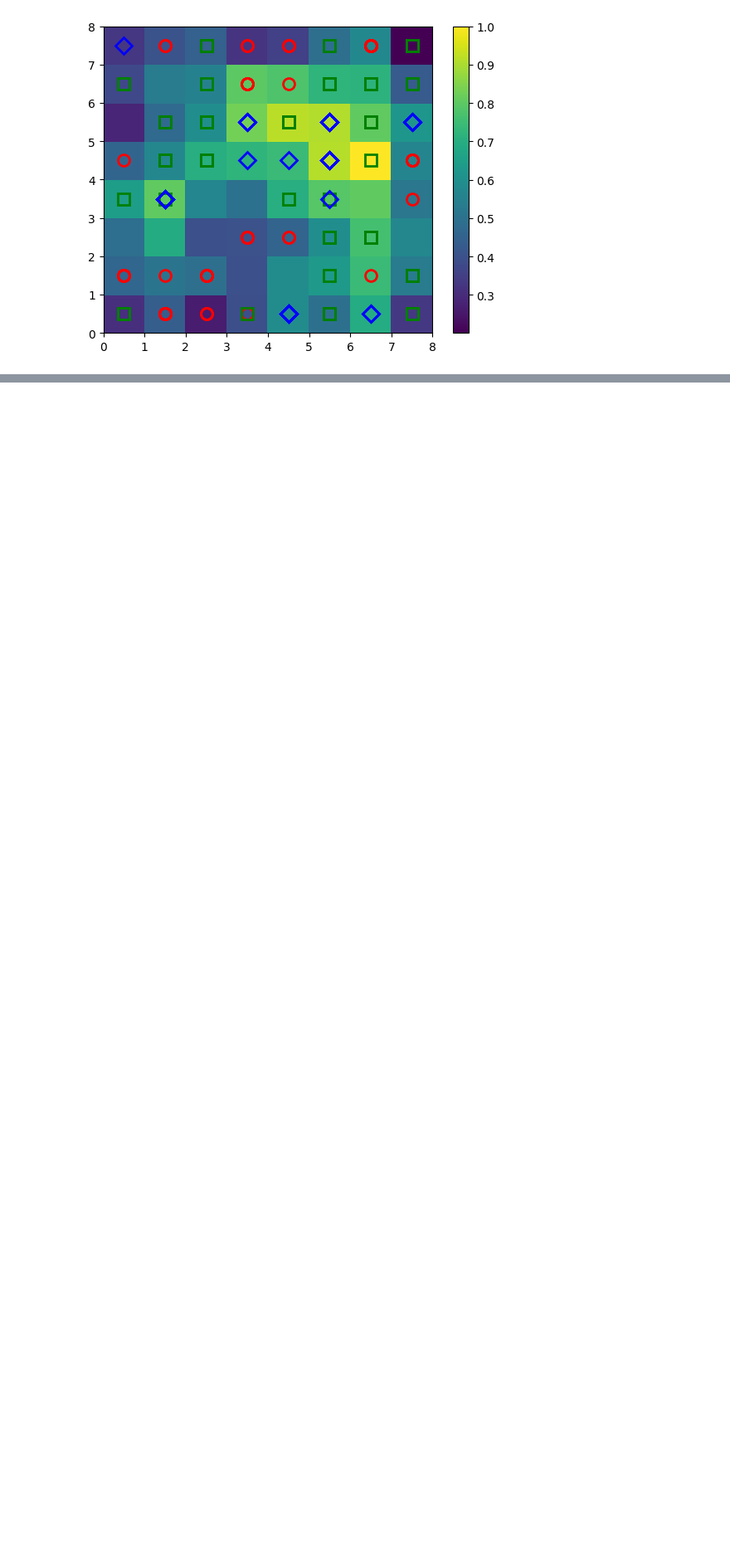
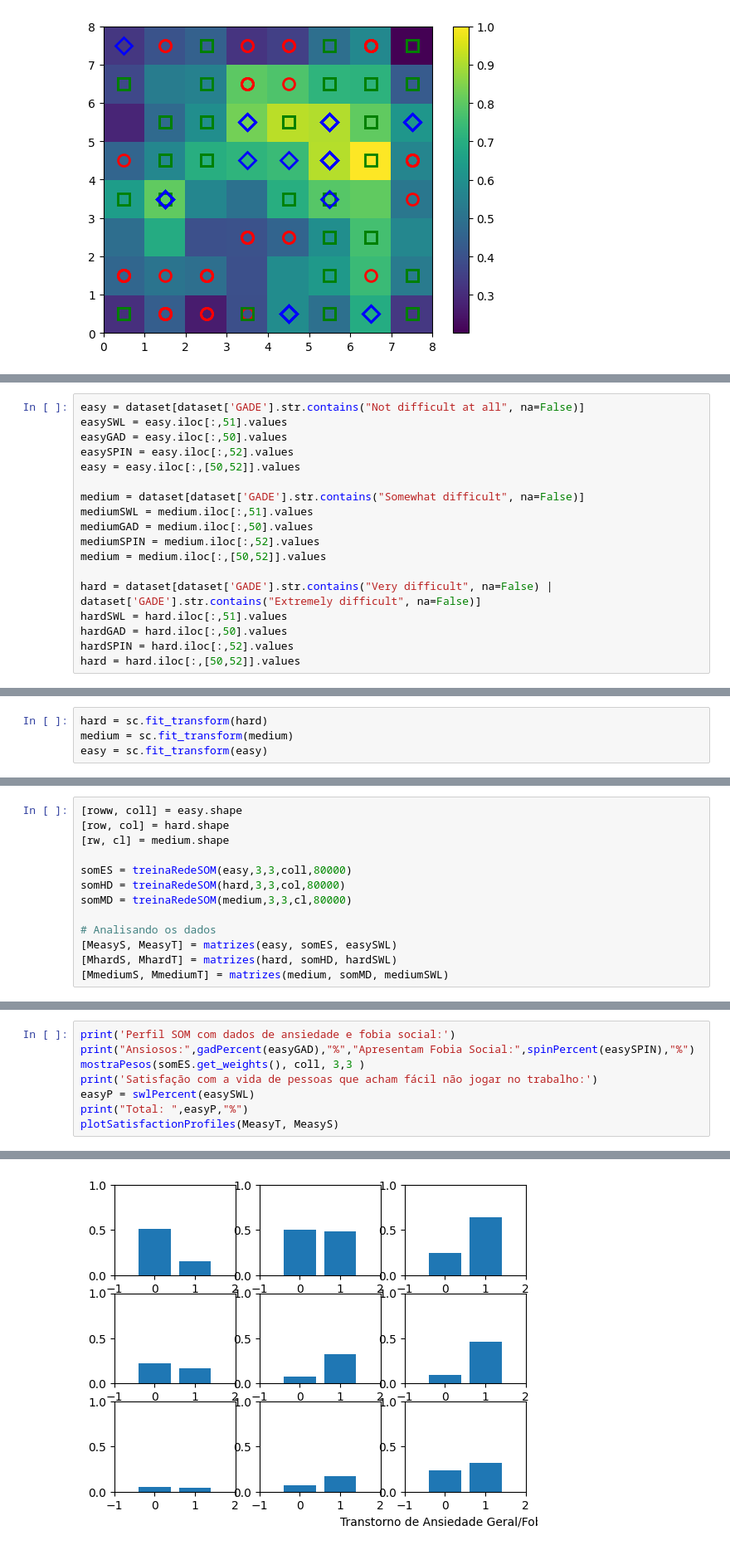
Before and after one commit to Fabkres/ArtificialIntelligence, a Jupyter notebook: Rede_SOM.ipynb, the cells around one changed output, grey strips where cells are left out. Shown: that part at 83% size. Drawn from its saved outputs; the diff is of its cells as text; blank space fills up the shorter version.

```diff
--- a/Rede_SOM.ipynb
+++ b/Rede_SOM.ipynb
@@ -253,0 +482,18 @@ for i, x in enumerate(X):
+# %%
+easy = dataset[dataset['GADE'].str.contains("Not difficult at all", na=False)]
+easySWL = easy.iloc[:,51].values
+easyGAD = easy.iloc[:,50].values
+easySPIN = easy.iloc[:,52].values
+easy = easy.iloc[:,[50,52]].values
+
+medium = dataset[dataset['GADE'].str.contains("Somewhat difficult", na=False)]
+mediumSWL = medium.iloc[:,51].values
+mediumGAD = medium.iloc[:,50].values
+mediumSPIN = medium.iloc[:,52].values
+medium = medium.iloc[:,[50,52]].values
+
+hard = dataset[dataset['GADE'].str.contains("Very difficult", na=False) | dataset['GADE'].str.contains("Extremely difficult", na=False)]
+hardSWL = hard.iloc[:,51].values
+hardGAD = hard.iloc[:,50].values
+hardSPIN = hard.iloc[:,52].values
+hard = hard.iloc[:,[50,52]].values
@@ -253,0 +502,4 @@ for i, x in enumerate(X):
+# %%
+hard = sc.fit_transform(hard)
+medium = sc.fit_transform(medium)
+easy = sc.fit_transform(easy)
@@ -253,0 +508,13 @@ for i, x in enumerate(X):
+# %%
+[roww, coll] = easy.shape
+[row, col] = hard.shape
+[rw, cl] = medium.shape
+
+somES = treinaRedeSOM(easy,3,3,coll,80000)
+somHD = treinaRedeSOM(hard,3,3,col,80000)
+somMD = treinaRedeSOM(medium,3,3,cl,80000)
+
+# Analisando os dados
+[MeasyS, MeasyT] = matrizes(easy, somES, easySWL)
+[MhardS, MhardT] = matrizes(hard, somHD, hardSWL)
+[MmediumS, MmediumT] = matrizes(medium, somMD, mediumSWL)
@@ -253,0 +523,9 @@ for i, x in enumerate(X):
+# %%
+print('Perfil SOM com dados de ansiedade e fobia social:')
+print("Ansiosos:",gadPercent(easyGAD),"%","Apresentam Fobia Social:",spinPercent(easySPIN),"%")
+mostraPesos(somES.get_weights(), coll, 3,3 )
+print('Satisfação com a vida de pessoas que acham fácil não jogar no trabalho:')
+easyP = swlPercent(easySWL)
+print("Total: ",easyP,"%")
+plotSatisfactionProfiles(MeasyT, MeasyS)
+# %% [output]
@@ -253,0 +534 @@ for i, x in enumerate(X):
+[figure, added]
```
Also changed, not shown: parts of 62 cells of this notebook.
